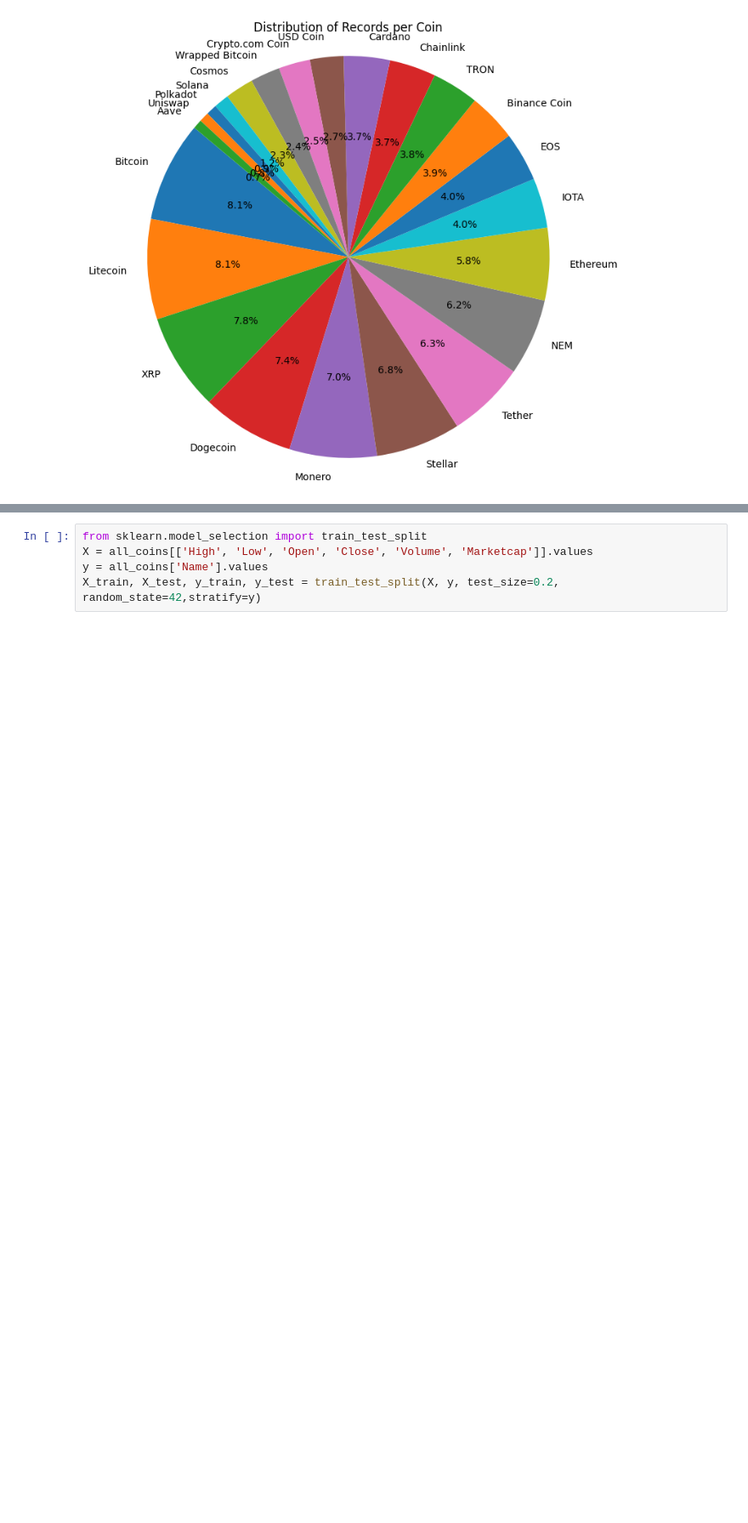
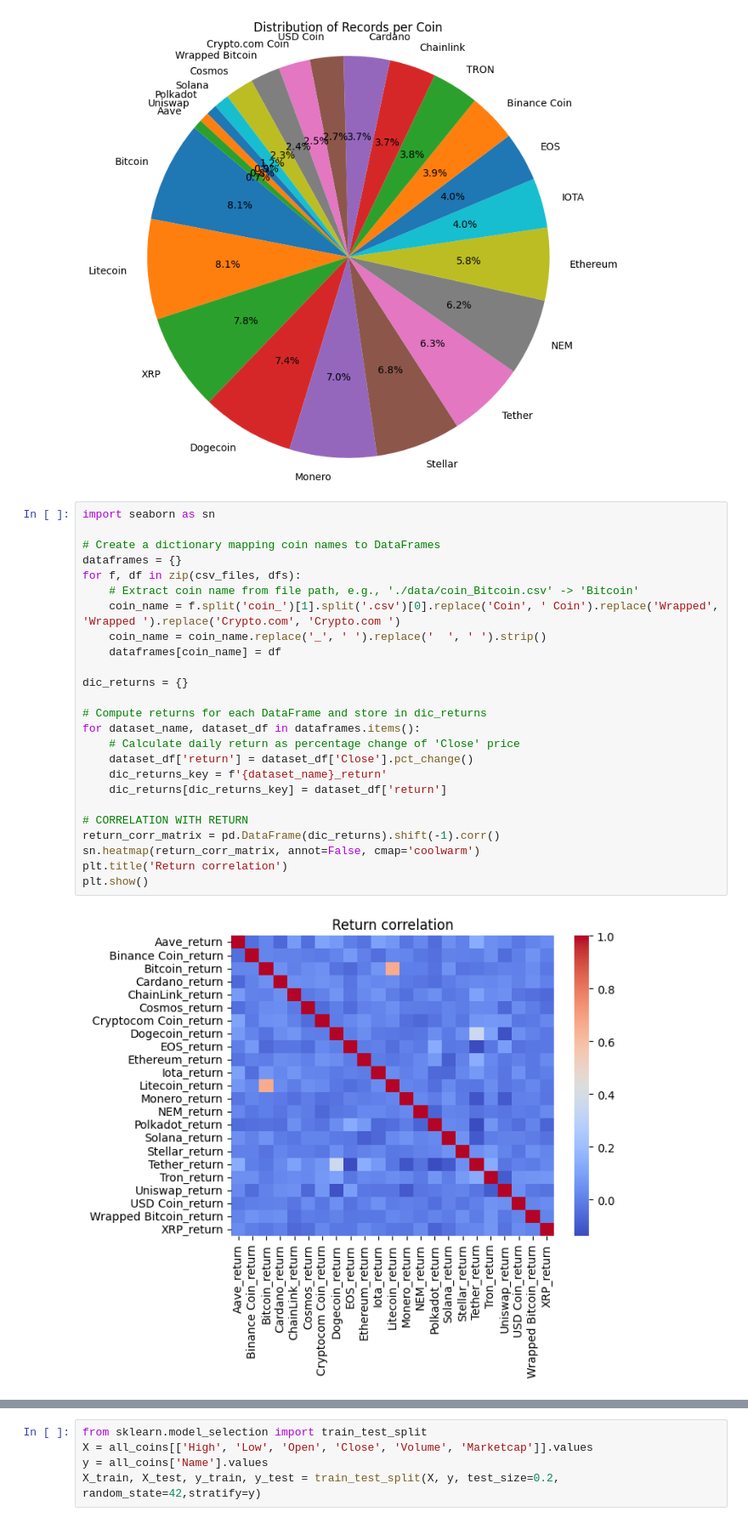
Before and after one commit to nyanbi/crypto, a Jupyter notebook: endproject/project.ipynb, the cells around one changed output, grey strips where cells are left out. Shown at 85% size. Drawn from its saved outputs; the diff is of its cells as text; blank space fills up the shorter version.

```diff
--- a/endproject/project.ipynb
+++ b/endproject/project.ipynb
@@ -37,3 +38,30 @@ plt.axis('equal')
 plt.show()
 # %% [output]
 [figure]
+# %%
+import seaborn as sn
+
+# Create a dictionary mapping coin names to DataFrames
+dataframes = {}
+for f, df in zip(csv_files, dfs):
+    # Extract coin name from file path, e.g., './data/coin_Bitcoin.csv' -> 'Bitcoin'
+    coin_name = f.split('coin_')[1].split('.csv')[0].replace('Coin', ' Coin').replace('Wrapped', 'Wrapped ').replace('Crypto.com', 'Crypto.com ')
+    coin_name = coin_name.replace('_', ' ').replace('  ', ' ').strip()
+    dataframes[coin_name] = df
+
+dic_returns = {}
+
+# Compute returns for each DataFrame and store in dic_returns
+for dataset_name, dataset_df in dataframes.items():
+    # Calculate daily return as percentage change of 'Close' price
+    dataset_df['return'] = dataset_df['Close'].pct_change()
+    dic_returns_key = f'{dataset_name}_return'
+    dic_returns[dic_returns_key] = dataset_df['return']
+
+# CORRELATION WITH RETURN
+return_corr_matrix = pd.DataFrame(dic_returns).shift(-1).corr()
+sn.heatmap(return_corr_matrix, annot=False, cmap='coolwarm')
+plt.title('Return correlation')
+plt.show()
+# %% [output]
+[figure, added]
```
Also changed, not shown: parts of 10 cells of this notebook, 7 other files.
